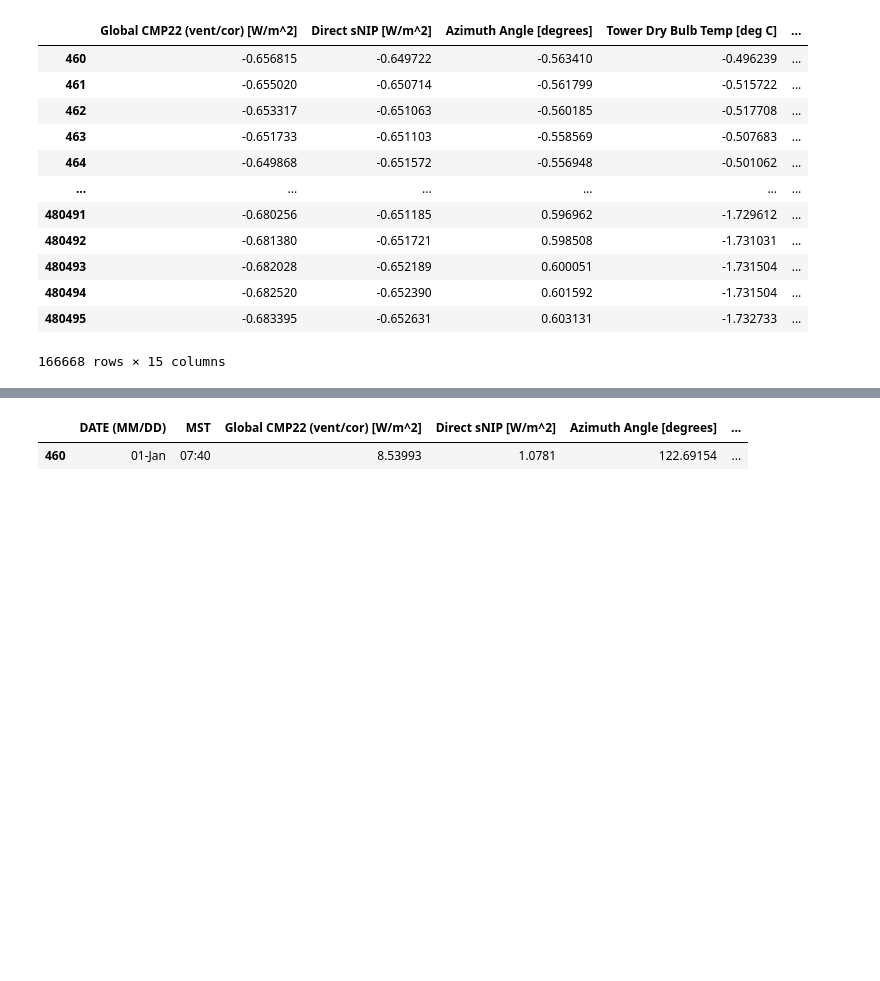
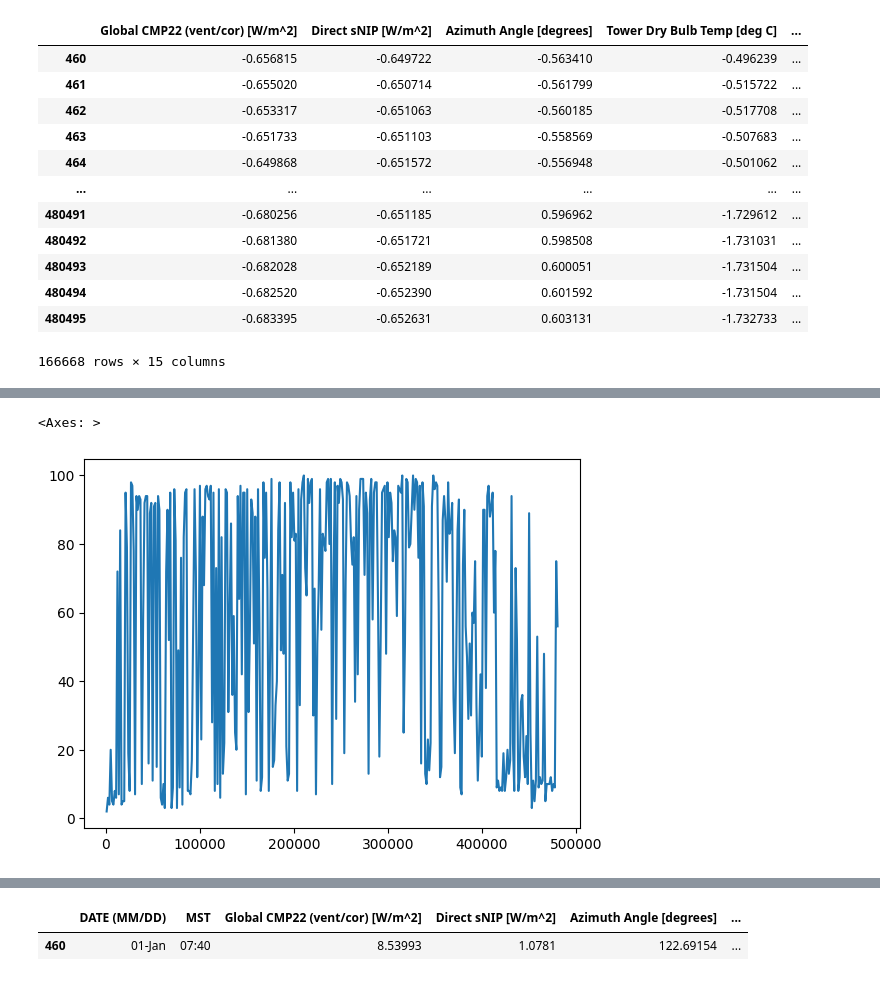
Before and after one commit to lordaarush/Cloud-Cover-Detection, a Jupyter notebook: clouds-movement-prediction.ipynb, the cells around one changed output, grey strips where cells are left out. Cells and saved outputs as stored; diff of their text form; code cells hidden in the pictures; blank space fills up the shorter version.

```diff
--- a/clouds-movement-prediction.ipynb
+++ b/clouds-movement-prediction.ipynb
@@ -433,0 +559,5 @@ df_scaled.loc[day_idx].corr()
+# %%
+df_withoutNA[df_withoutNA['MST'] == '16:00']['Total Cloud Cover [%]'].plot()
+# %% [output]
+<Axes: >
+[figure, added]
```
Also changed, not shown: parts of 77 cells of this notebook.
